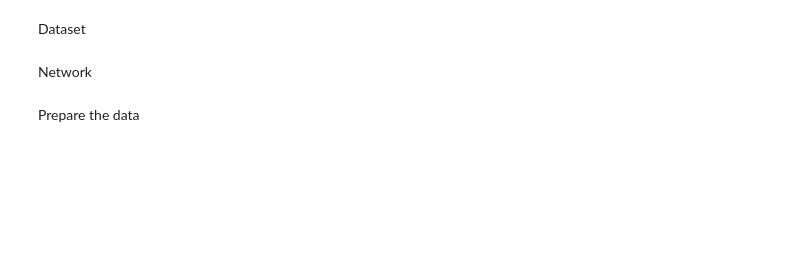
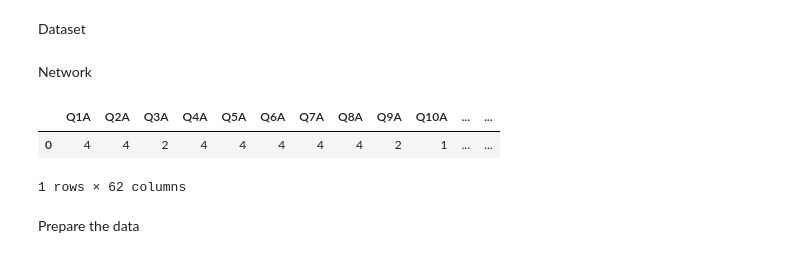
Before and after one commit to Lucab95/ETH-Online-mental-health, a Jupyter notebook: nada_project/nillion.ipynb, the cells around one changed output. Cells and saved outputs as stored; diff of their text form; code cells hidden in the pictures; blank space fills up the shorter version.

```diff
--- a/nada_project/nillion.ipynb
+++ b/nada_project/nillion.ipynb
@@ -70,6 +115,17 @@ class MentalHealthDataset(Dataset):
         return features, label
 # %% [markdown]
 Network
+# %%
+# Step 2: Load the CSV file containing the poll data
+csv_file_path = '/home/brglt/Desktop/nillion/ETH-Online-mental-health/nada_project/depression_dataset copy.csv'  # Update with your actual file path
+
+data = pd.read_csv(csv_file_path)
+data = data[:1]
+data.head(5)
+# %% [output]
+|  | Q1A | Q2A | Q3A | Q4A | Q5A | Q6A | Q7A | Q8A | Q9A | Q10A | ... | ... |
+| 0 | 4 | 4 | 2 | 4 | 4 | 4 | 4 | 4 | 2 | 1 | ... | ... |
+1 rows × 62 columns
 # %%
 import torch.nn as nn
 import nada_numpy as na  # Assuming na.NadaArray usage is required by the NADA environment
```
Also changed, not shown: parts of 22 cells of this notebook, 14 other files.
